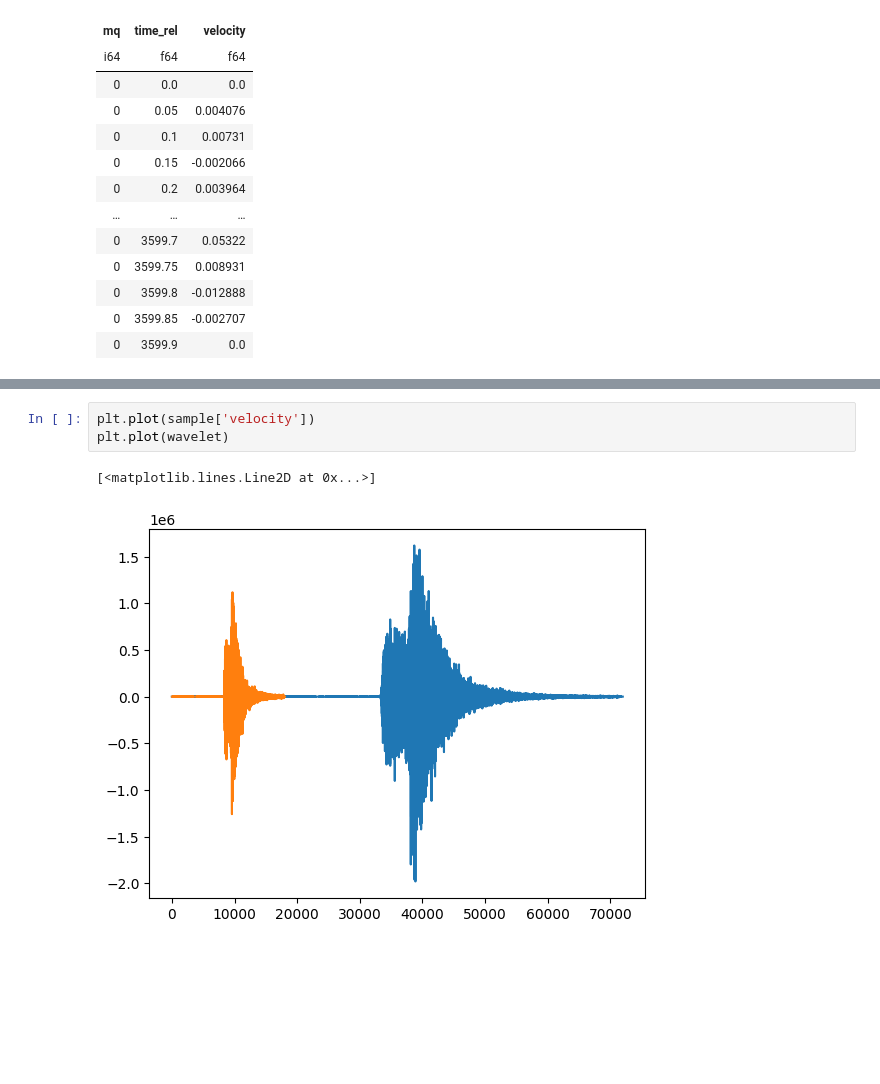
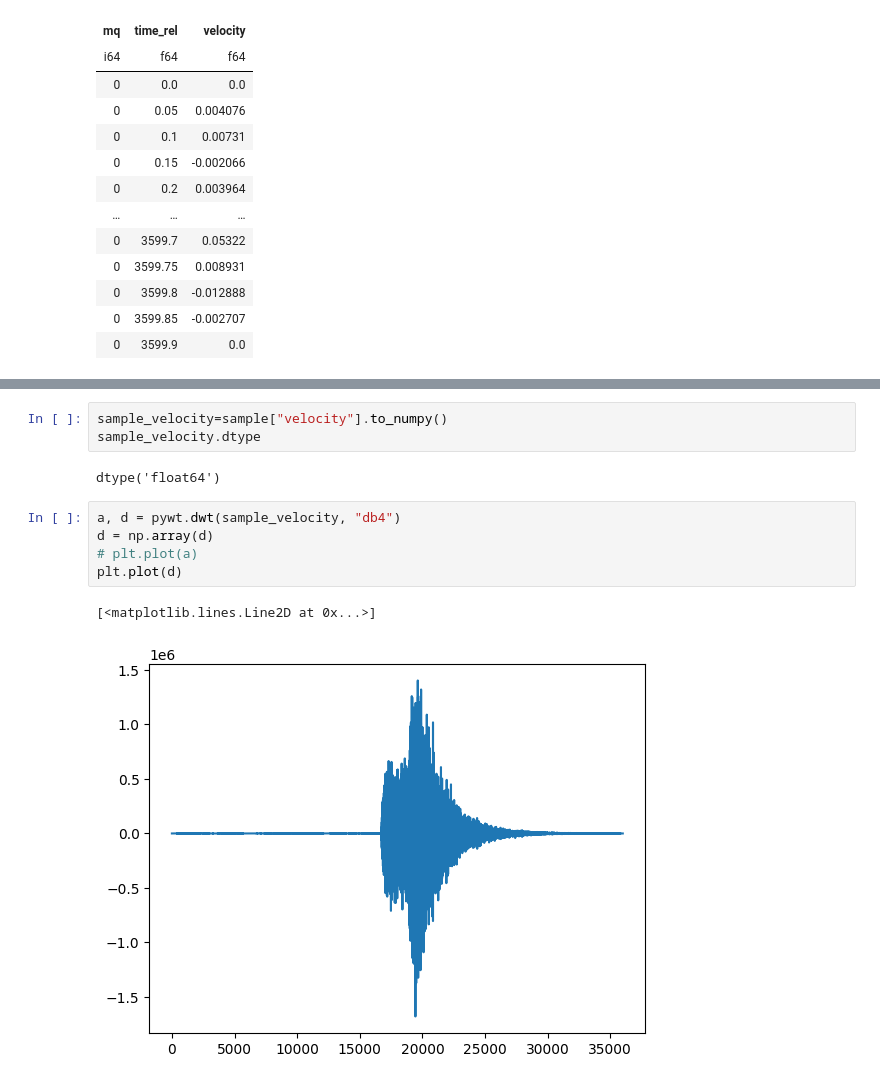
Before and after one commit to MH0386/seismic_detection, a Jupyter notebook: notebooks/processing_data.ipynb, the cells around one changed output, grey strips where cells are left out. Drawn from its saved outputs; the diff is of its cells as text; blank space fills up the shorter version.

```diff
--- a/notebooks/processing_data.ipynb
+++ b/notebooks/processing_data.ipynb
@@ -70,6 +62,13 @@ plt.plot(wavelet)
-# %%
-plt.plot(sample['velocity'])
-plt.plot(wavelet)
-# %% [output]
-[<matplotlib.lines.Line2D at 0x...>]
-[figure, removed]
+# %%
+sample_velocity=sample["velocity"].to_numpy()
+sample_velocity.dtype
+# %% [output]
+dtype('float64')
+# %%
+a, d = pywt.dwt(sample_velocity, "db4")
+d = np.array(d)
+# plt.plot(a)
+plt.plot(d)
+# %% [output]
+[<matplotlib.lines.Line2D at 0x...>]
+[figure, added]
```
Also changed, not shown: parts of 6 cells of this notebook.
